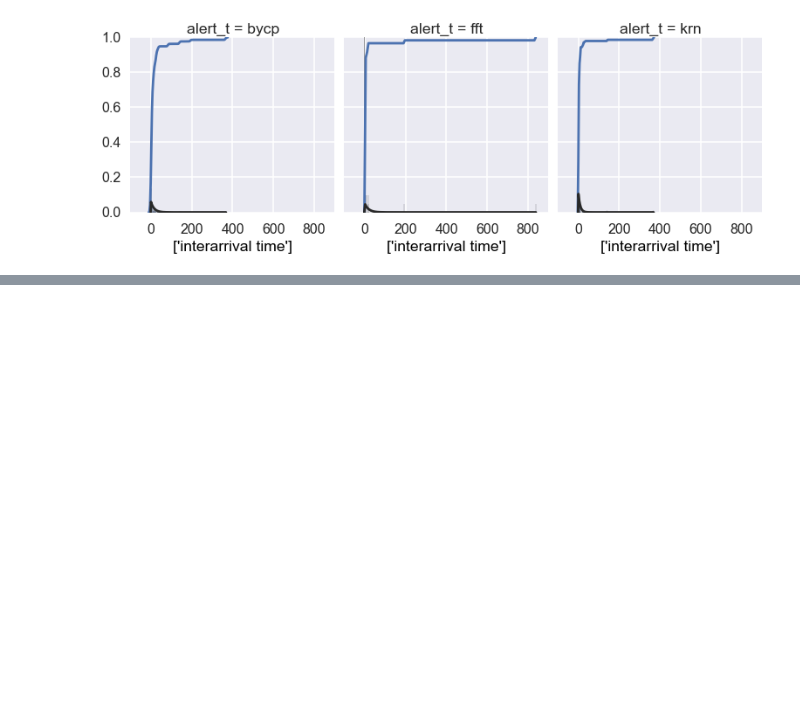
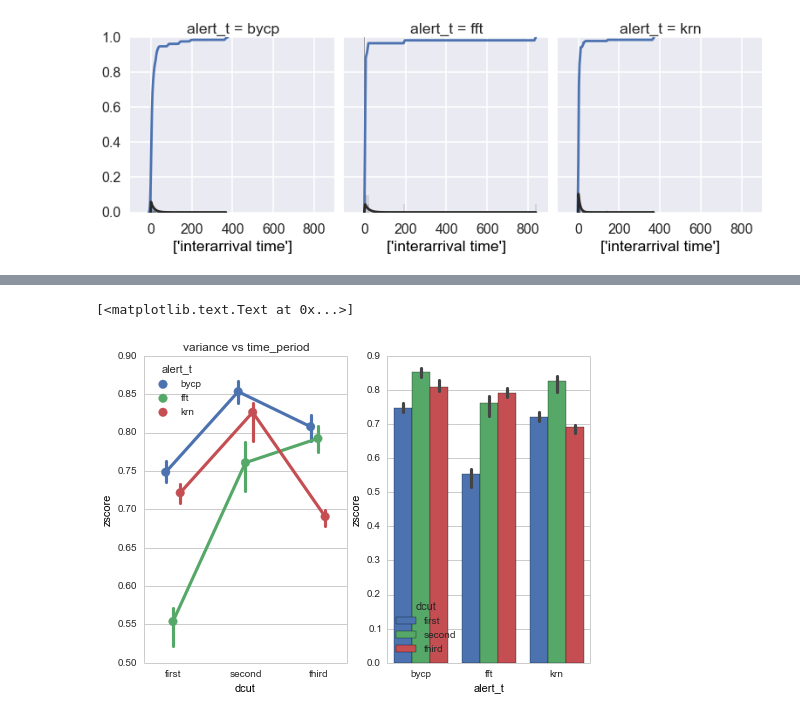
Before and after one commit to ansatz/project, a Jupyter notebook: alerts.ipynb, the cells around one changed output, grey strips where cells are left out. Cells and saved outputs as stored; diff of their text form; code cells hidden in the pictures; blank space fills up the shorter version.

Commit message:
alerts graph variance vs period ,and variables alert_t

```diff
--- a/alerts.ipynb
+++ b/alerts.ipynb
@@ -131,0 +132,8 @@ plt.autoscale(tight=True)
+# %%
+f, (ax1, ax2) = plt.subplots(1, 2)
+a1= sns.pointplot("dcut", "zscore", hue="alert_t", data=dmz, ax=ax1, dodge=0.2, ci=15)
+a2=sns.barplot("alert_t", "zscore", "dcut", data=dmz, ax=ax2, ci=15)
+a1.set(title='variance vs time_period')
+# %% [output]
+[<matplotlib.text.Text at 0x...>]
+[figure, added]
```
Also changed, not shown: parts of 6 cells of this notebook, 1 other file.
